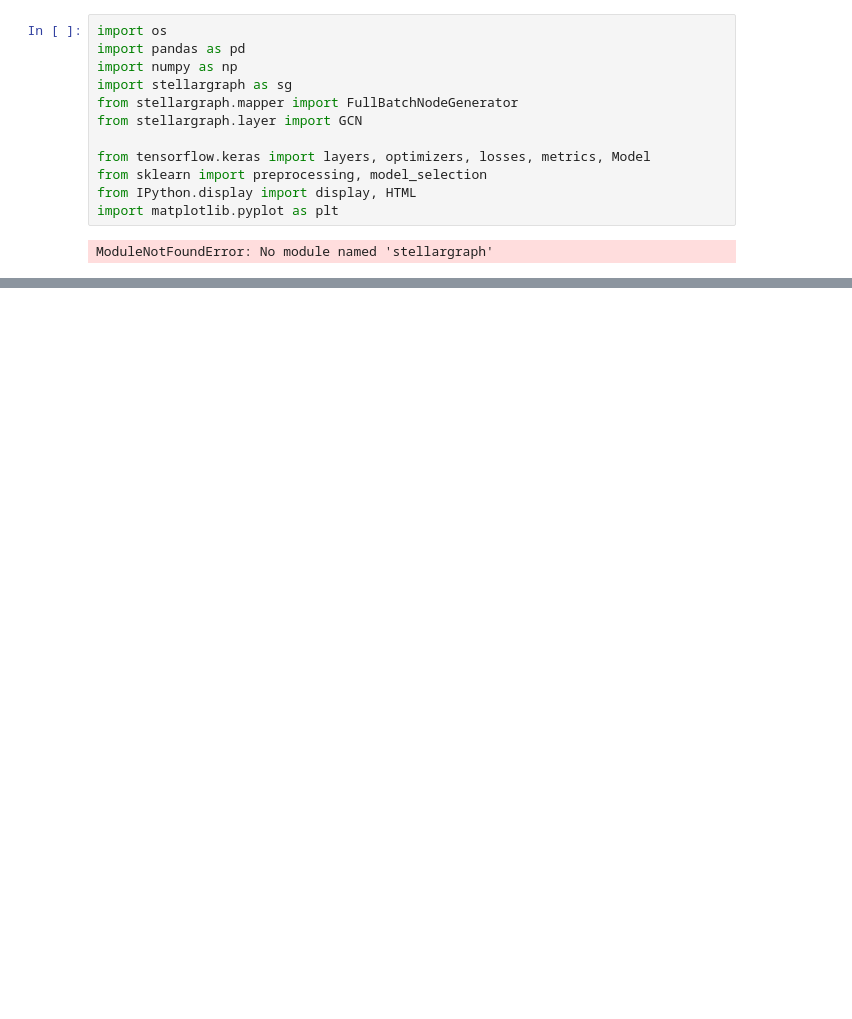
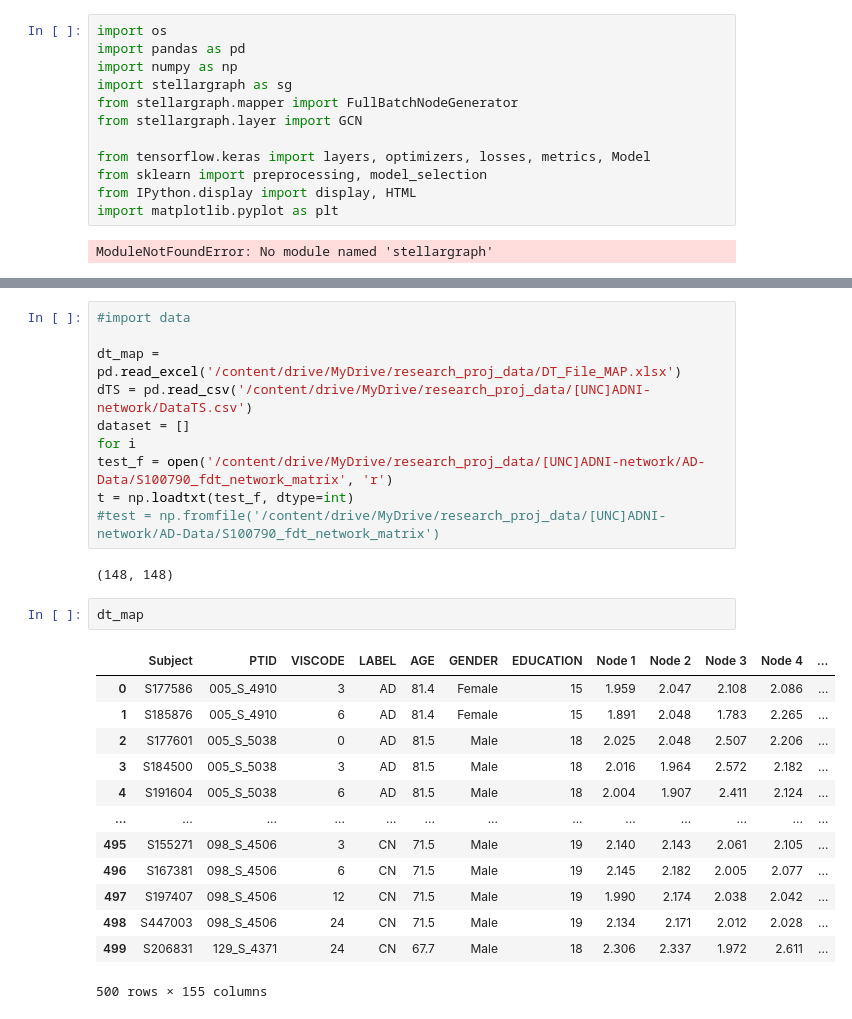
Before and after one commit to seungjoo612/brain-graph-classification, a Jupyter notebook: data_processing.ipynb, the cells around one changed output, grey strips where cells are left out. Drawn from its saved outputs; the diff is of its cells as text; blank space fills up the shorter version.

```diff
--- a/data_processing.ipynb
+++ b/data_processing.ipynb
@@ -16,0 +82,28 @@ ModuleNotFoundError: No module named 'stellargraph'
+# %%
+#import data
+
+dt_map = pd.read_excel('/content/drive/MyDrive/research_proj_data/DT_File_MAP.xlsx')
+dTS = pd.read_csv('/content/drive/MyDrive/research_proj_data/[UNC]ADNI-network/DataTS.csv')
+dataset = []
+for i
+test_f = open('/content/drive/MyDrive/research_proj_data/[UNC]ADNI-network/AD-Data/S100790_fdt_network_matrix', 'r')
+t = np.loadtxt(test_f, dtype=int)
+#test = np.fromfile('/content/drive/MyDrive/research_proj_data/[UNC]ADNI-network/AD-Data/S100790_fdt_network_matrix')
+# %% [output]
+(148, 148)
+# %%
+dt_map
+# %% [output]
+|  | Subject | PTID | VISCODE | LABEL | AGE | GENDER | EDUCATION | Node 1 | Node 2 | Node 3 | Node 4 | ... |
+| 0 | S177586 | 005_S_4910 | 3 | AD | 81.4 | Female | 15 | 1.959 | 2.047 | 2.108 | 2.086 | ... |
+| 1 | S185876 | 005_S_4910 | 6 | AD | 81.4 | Female | 15 | 1.891 | 2.048 | 1.783 | 2.265 | ... |
+| 2 | S177601 | 005_S_5038 | 0 | AD | 81.5 | Male | 18 | 2.025 | 2.048 | 2.507 | 2.206 | ... |
+| 3 | S184500 | 005_S_5038 | 3 | AD | 81.5 | Male | 18 | 2.016 | 1.964 | 2.572 | 2.182 | ... |
+| 4 | S191604 | 005_S_5038 | 6 | AD | 81.5 | Male | 18 | 2.004 | 1.907 | 2.411 | 2.124 | ... |
+| ... | ... | ... | ... | ... | ... | ... | ... | ... | ... | ... | ... | ... |
+| 495 | S155271 | 098_S_4506 | 3 | CN | 71.5 | Male | 19 | 2.140 | 2.143 | 2.061 | 2.105 | ... |
+| 496 | S167381 | 098_S_4506 | 6 | CN | 71.5 | Male | 19 | 2.145 | 2.182 | 2.005 | 2.077 | ... |
+| 497 | S197407 | 098_S_4506 | 12 | CN | 71.5 | Male | 19 | 1.990 | 2.174 | 2.038 | 2.042 | ... |
+| 498 | S447003 | 098_S_4506 | 24 | CN | 71.5 | Male | 19 | 2.134 | 2.171 | 2.012 | 2.028 | ... |
+| 499 | S206831 | 129_S_4371 | 24 | CN | 67.7 | Male | 18 | 2.306 | 2.337 | 1.972 | 2.611 | ... |
+500 rows × 155 columns
```
Also changed, not shown: parts of 8 cells of this notebook.
